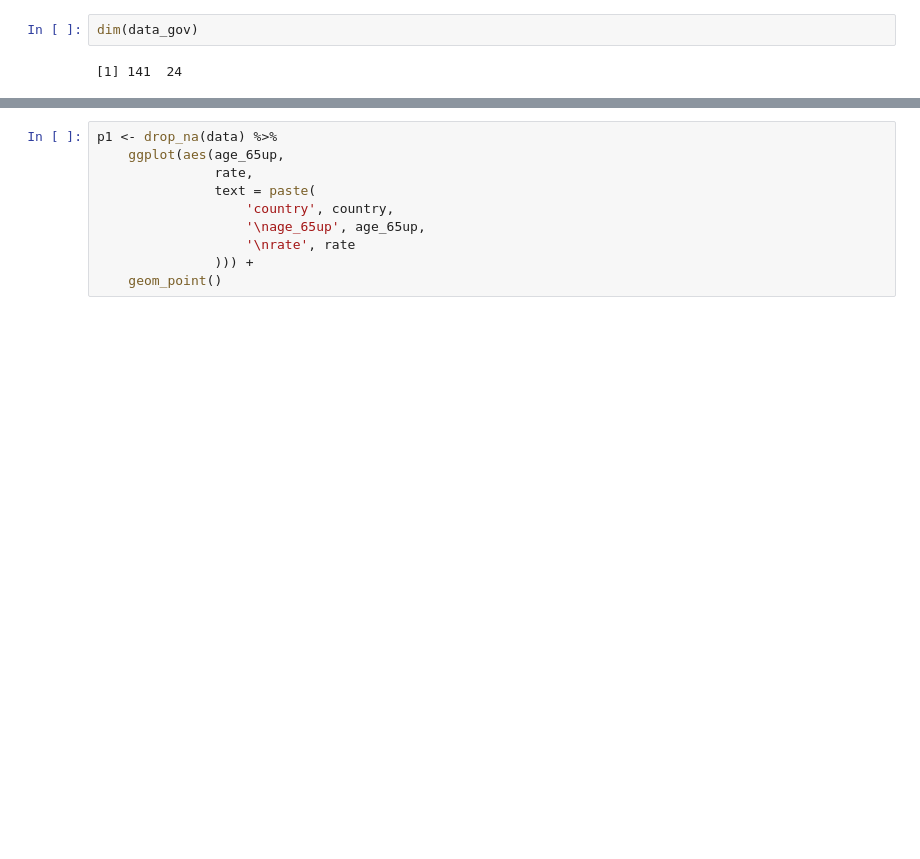
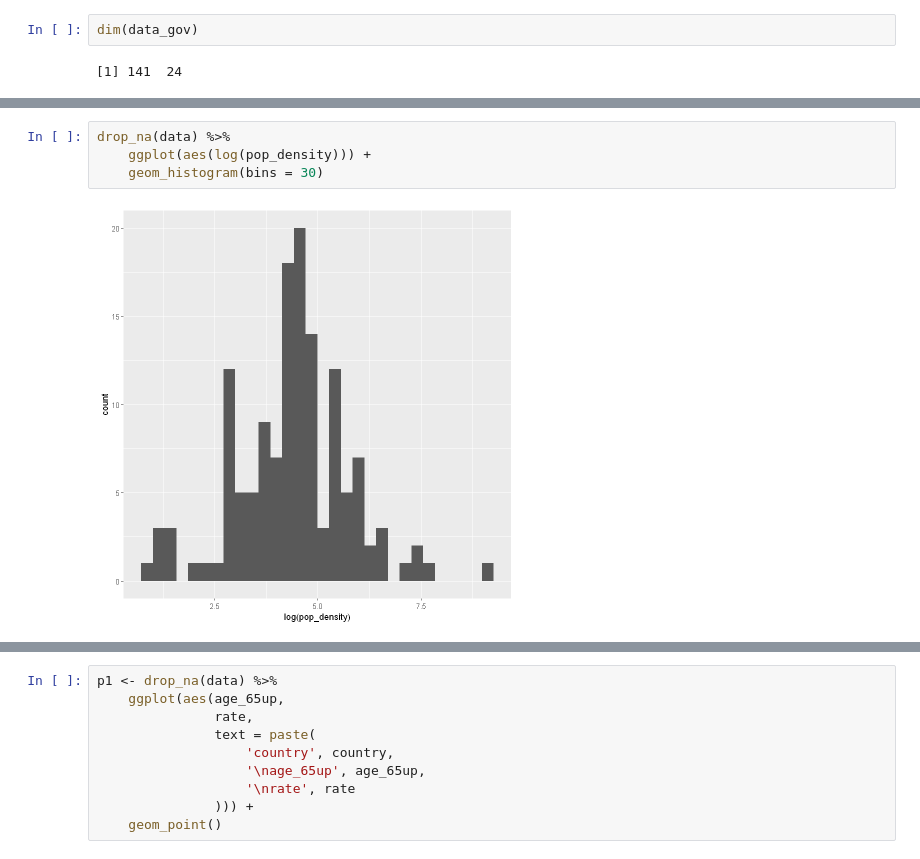
Before and after one commit to flizhou/age_effects_on_COVID-19, a Jupyter notebook: scripts/eda.ipynb, the cells around one changed output, grey strips where cells are left out. Drawn from its saved outputs; the diff is of its cells as text; blank space fills up the shorter version.

Commit message:
Added data transformation close #9 and started stratified analysis #8

```diff
--- a/scripts/eda.ipynb
+++ b/scripts/eda.ipynb
@@ -432,0 +437,6 @@ drop_na(data) %>%
+# %%
+drop_na(data) %>%
+    ggplot(aes(log(pop_density))) +
+    geom_histogram(bins = 30)
+# %% [output]
+[figure, added]
```
Also changed, not shown: parts of 102 cells of this notebook.
